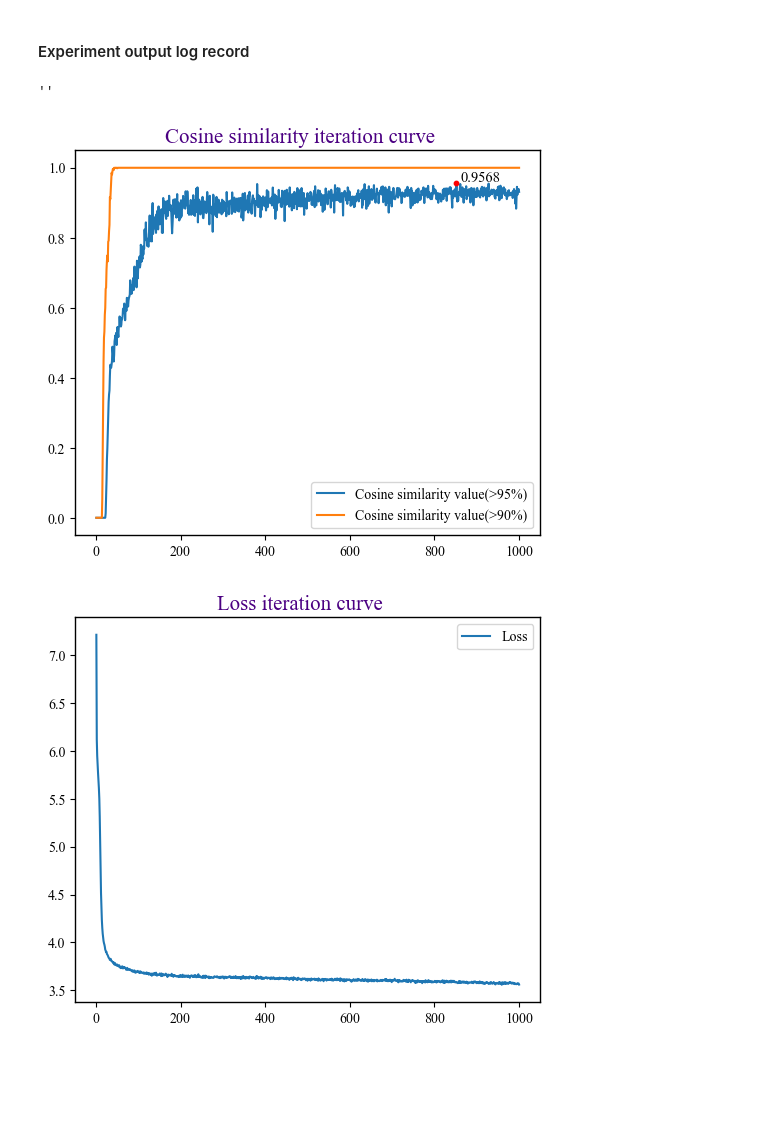
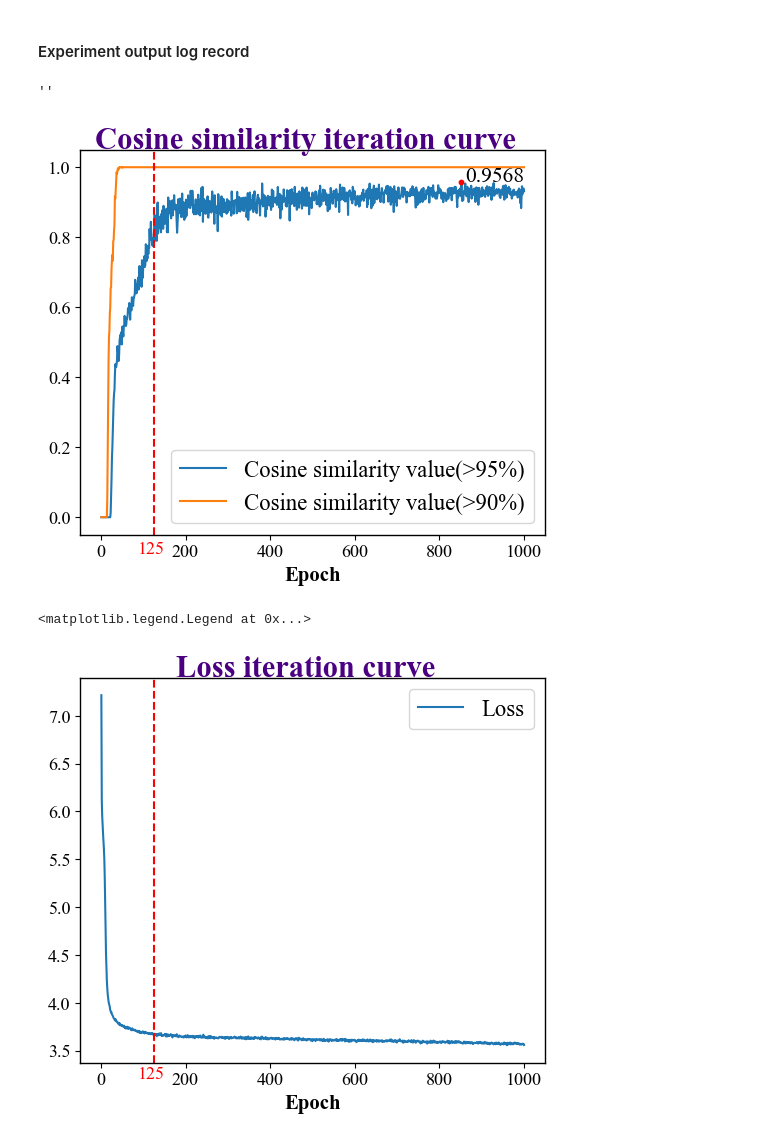
Before and after one commit to wang363/RST-algorithm, a Jupyter notebook: plot_log.ipynb, the cells around one changed output. Cells and saved outputs as stored; diff of their text form; code cells hidden in the pictures; blank space fills up the shorter version.

```diff
--- a/plot_log.ipynb
+++ b/plot_log.ipynb
@@ -38,45 +38,58 @@ for line in file_lines:
         accuracy = float(line.split(': ')[1].strip('%\n')) / 100.0
         ramdom_train_accuracy_values_1.append(accuracy)
 
     if key_2 in line:
         accuracy = float(line.split(': ')[1].strip('%\n')) / 100.0
         ramdom_train_accuracy_values_2.append(accuracy)
 
     if key_3 in line:
         loss_values = float(line.split(', ')[1].split(': ')[1])
         loss.append(loss_values)
 
 max_index = np.argmax(ramdom_train_accuracy_values_1)
 max_data = np.max(ramdom_train_accuracy_values_1)
 
 epoch = np.arange(1, len(ramdom_train_accuracy_values_1)+1)
 fig, ax = plt.subplots(figsize=(6,5))
 
 # 画精度
-fig.suptitle('Cosine similarity iteration curve', x = 0.5, y = 0.925, color = 'indigo', fontsize=15)
+fig.suptitle('Cosine similarity iteration curve', x = 0.5, y = 0.925, color = 'indigo', fontsize=22,fontweight='semibold')
 ax.scatter(epoch[max_index],max_data, s=10,
                         marker='o', c='r',alpha=1,zorder=3)# zorder图层参数
 ax.annotate(round(max_data, 5) , (epoch[max_index], max_data),
                 xytext=(3, 1),textcoords='offset points',
-                rotation=0,fontsize=10.5,fontweight= 'medium')
+                rotation=0,fontsize=15.5,fontweight= 'medium')
 ax.plot(epoch[:1000], ramdom_train_accuracy_values_1[:1000], label= 'Cosine similarity value(>95%)')
 ax.plot(epoch[:1000], ramdom_train_accuracy_values_2[:1000], label= 'Cosine similarity value(>90%)')
-plt.legend()
+ax.axvline(x=125, color='red', linestyle='--', linewidth=1.5)
+ax.text(150, ax.get_ylim()[0]-0.065, '125', color='red', fontsize=13, verticalalignment='bottom', horizontalalignment='right')
+
+ax.set_xlabel("Epoch", fontsize=15,fontweight='semibold')
+ax.tick_params(axis='both', labelsize=13)
+ax.set_xticks(np.arange(0, 1001, step=200))
+ax.legend(prop={'size':16.4},loc="lower right", labelspacing=0.5, borderpad=0.4)
 #plt.savefig('accuracy.jpg', dpi=300, bbox_inches='tight')
 #plt.savefig('accuracy.tif', format="tif",dpi=300,bbox_inches='tight')#,pad_inches=0.2
 #plt.show()
 ''''''
 # %% [output]
 ''
-[figure, old version]
+[figure, new version]
 # %%
 # 画损失
 fig, ax = plt.subplots(figsize=(6,5))
-fig.suptitle('Loss iteration curve', x = 0.5, y = 0.925, color = 'indigo', fontsize=15)
+fig.suptitle('Loss iteration curve', x = 0.5, y = 0.925, color = 'indigo', fontsize=22,fontweight='semibold')
 ax.plot(epoch[:1000], loss[:1000], label= 'Loss')
-plt.legend()
+ax.axvline(x=125, color='red', linestyle='--', linewidth=1.5)
+ax.text(150, ax.get_ylim()[0]-0.2, '125', color='red', fontsize=13, verticalalignment='bottom', horizontalalignment='right')
+
+ax.set_xlabel("Epoch", fontsize=15,fontweight='semibold')
+ax.tick_params(axis='both', labelsize=13)
+ax.set_xticks(np.arange(0, 1001, step=200))
+ax.legend(prop={'size':16.4},loc="upper right", labelspacing=0.5, borderpad=0.4)
 #plt.savefig('loss.jpg', dpi=300, bbox_inches='tight')
 #plt.savefig('loss.tif', format="tif",dpi=300,bbox_inches='tight')#,pad_inches=0.2
-plt.show()
+#plt.show()
 # %% [output]
+<matplotlib.legend.Legend at 0x...>
-[figure, old version]
+[figure, new version]
```
